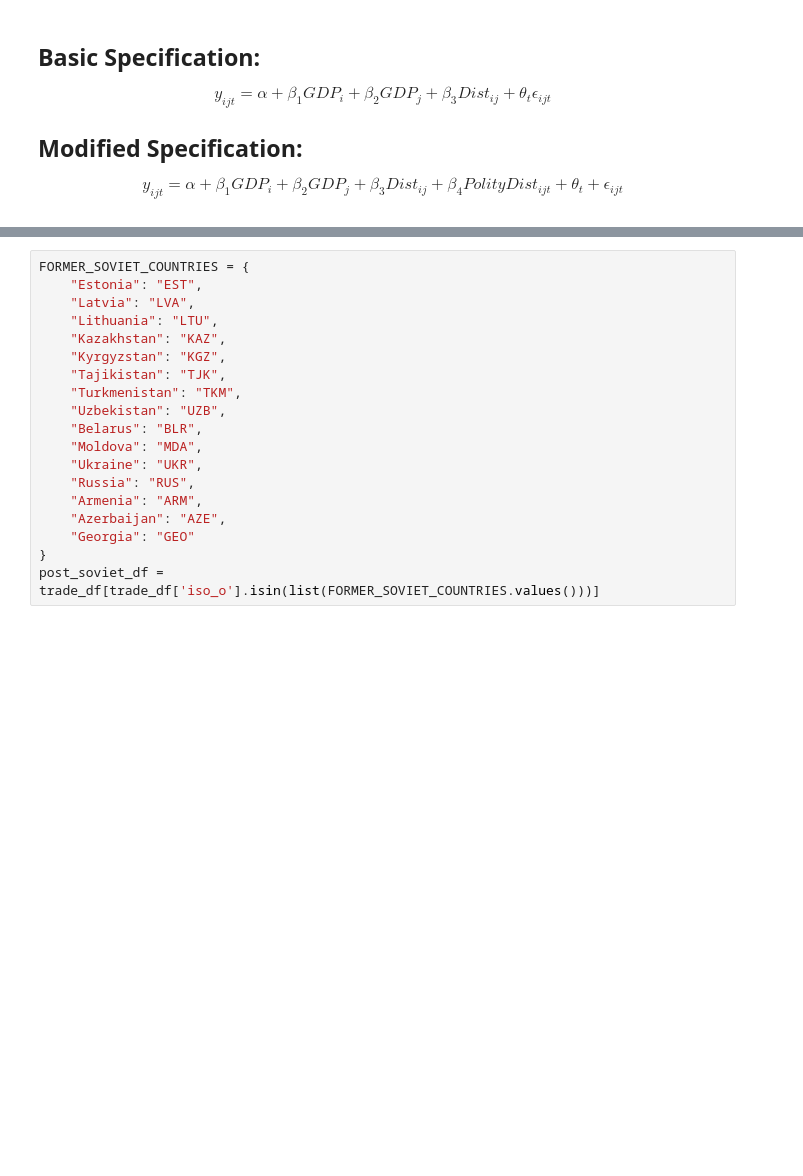
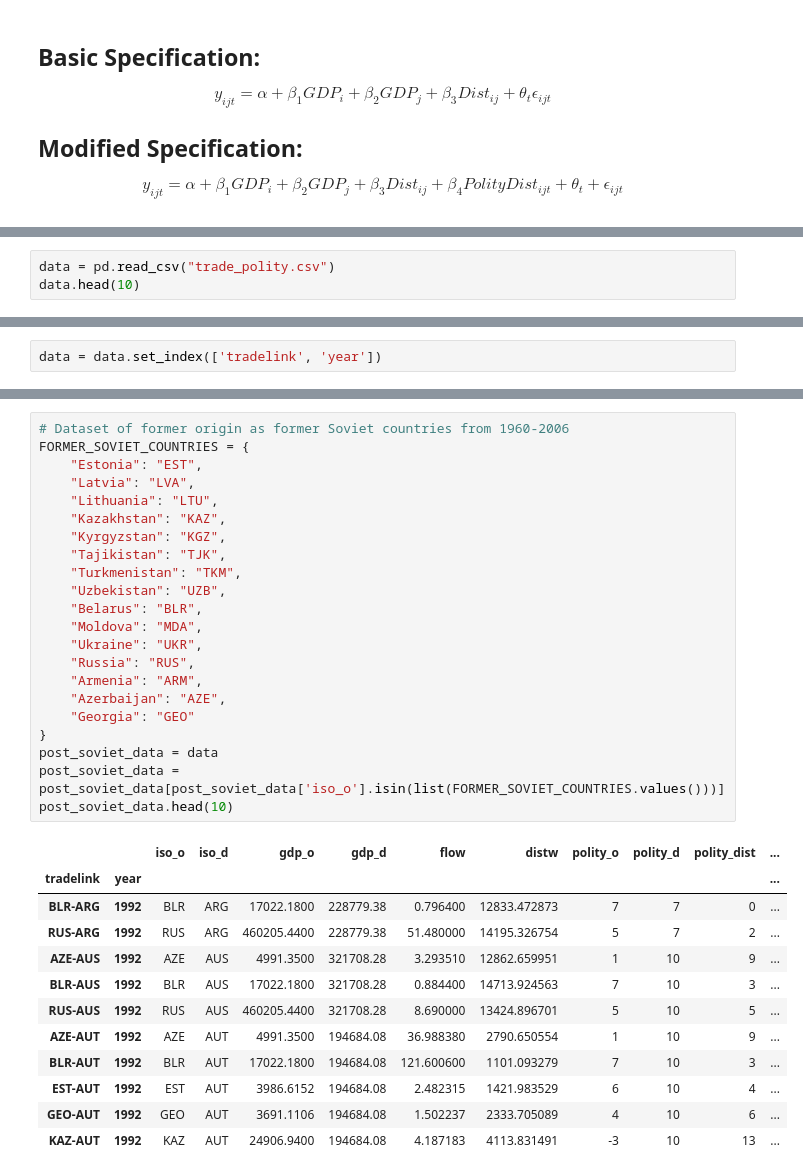
Before and after one commit to topher-lo/tradeflow-polity, a Jupyter notebook: model.ipynb, the cells around one changed output, grey strips where cells are left out. Drawn from its saved outputs; the diff is of its cells as text; blank space fills up the shorter version.

```diff
--- a/model.ipynb
+++ b/model.ipynb
@@ -8,0 +11,3 @@ from linearmodels import PanelOLS
+# %%
+data = pd.read_csv("trade_polity.csv")
+data.head(10)
@@ -9 +26,3 @@ from linearmodels import PanelOLS
+# %%
+data = data.set_index(['tradelink', 'year'])
 # %%
@@ -17,19 +230,35 @@ result_modified.summary
 # %%
+# Dataset of former origin as former Soviet countries from 1960-2006
 FORMER_SOVIET_COUNTRIES = {
     "Estonia": "EST",
     "Latvia": "LVA",
     "Lithuania": "LTU",
     "Kazakhstan": "KAZ",
     "Kyrgyzstan": "KGZ",
     "Tajikistan": "TJK",
     "Turkmenistan": "TKM",
     "Uzbekistan": "UZB",
     "Belarus": "BLR",
     "Moldova": "MDA",
     "Ukraine": "UKR",
     "Russia": "RUS",
     "Armenia": "ARM",
     "Azerbaijan": "AZE",
     "Georgia": "GEO"
 }
-post_soviet_df = trade_df[trade_df['iso_o'].isin(list(FORMER_SOVIET_COUNTRIES.values()))]
+post_soviet_data = data
+post_soviet_data = post_soviet_data[post_soviet_data['iso_o'].isin(list(FORMER_SOVIET_COUNTRIES.values()))]
+post_soviet_data.head(10)
+# %% [output]
+|  |  | iso_o | iso_d | gdp_o | gdp_d | flow | distw | polity_o | polity_d | polity_dist | ... |
+| tradelink | year |  |  |  |  |  |  |  |  |  | ... |
+| BLR-ARG | 1992 | BLR | ARG | 17022.1800 | 228779.38 | 0.796400 | 12833.472873 | 7 | 7 | 0 | ... |
+| RUS-ARG | 1992 | RUS | ARG | 460205.4400 | 228779.38 | 51.480000 | 14195.326754 | 5 | 7 | 2 | ... |
+| AZE-AUS | 1992 | AZE | AUS | 4991.3500 | 321708.28 | 3.293510 | 12862.659951 | 1 | 10 | 9 | ... |
+| BLR-AUS | 1992 | BLR | AUS | 17022.1800 | 321708.28 | 0.884400 | 14713.924563 | 7 | 10 | 3 | ... |
+| RUS-AUS | 1992 | RUS | AUS | 460205.4400 | 321708.28 | 8.690000 | 13424.896701 | 5 | 10 | 5 | ... |
+| AZE-AUT | 1992 | AZE | AUT | 4991.3500 | 194684.08 | 36.988380 | 2790.650554 | 1 | 10 | 9 | ... |
+| BLR-AUT | 1992 | BLR | AUT | 17022.1800 | 194684.08 | 121.600600 | 1101.093279 | 7 | 10 | 3 | ... |
+| EST-AUT | 1992 | EST | AUT | 3986.6152 | 194684.08 | 2.482315 | 1421.983529 | 6 | 10 | 4 | ... |
+| GEO-AUT | 1992 | GEO | AUT | 3691.1106 | 194684.08 | 1.502237 | 2333.705089 | 4 | 10 | 6 | ... |
+| KAZ-AUT | 1992 | KAZ | AUT | 24906.9400 | 194684.08 | 4.187183 | 4113.831491 | -3 | 10 | 13 | ... |
```
Also changed, not shown: parts of 18 cells of this notebook, 2 other files.
